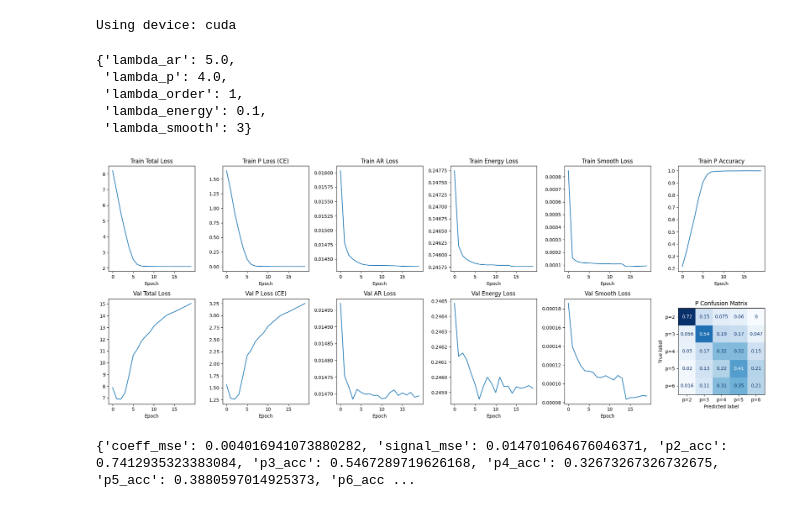
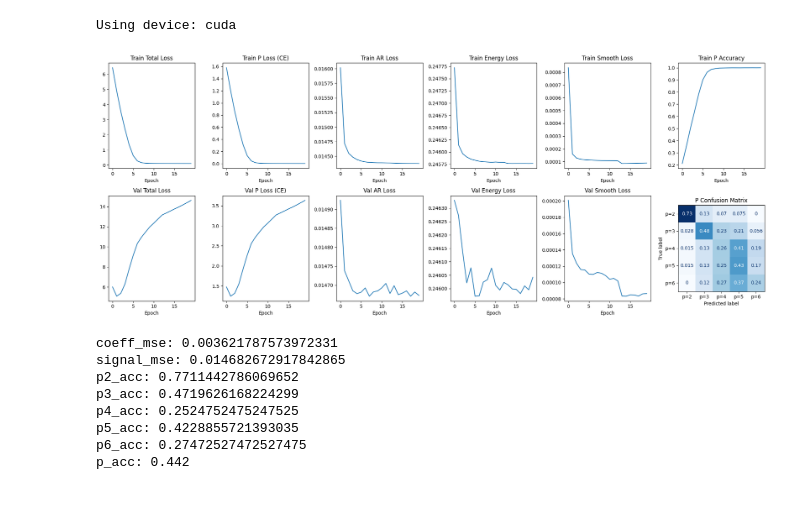
Before and after one commit to erfanzabeh/StocasticDiffEq_Simulation, a Jupyter notebook: notebooks/PINN ablation_studies.ipynb, the cells around one changed output. Saved outputs shown, nothing was run; the diff lists cells and outputs as text; code cells hidden in the pictures.

Commit message:
ablation done

```diff
--- a/notebooks/PINN ablation_studies.ipynb
+++ b/notebooks/PINN ablation_studies.ipynb
@@ -89,56 +89,55 @@ ablation_config = {
     "full": {
         "lambda_ar": 5.0,
         "lambda_p": 4.0,
-        "lambda_order": 1,
+        "lambda_order": 0,
         "lambda_energy": 0.1,
         "lambda_smooth": 3
     },
     "no_ar": {
         "lambda_ar": 0,
         "lambda_p": 4.0,
-        "lambda_order": 1,
+        "lambda_order": 0,
         "lambda_energy": 0.1,
         "lambda_smooth": 3
     },
     "no_p": {
         "lambda_ar": 5.0,
         "lambda_p": 0,
-        "lambda_order": 1,
+        "lambda_order": 0,
         "lambda_energy": 0.1,
         "lambda_smooth": 3
     },
     "no_energy": {
         "lambda_ar": 5.0,
         "lambda_p": 4.0,
-        "lambda_order": 1,
+        "lambda_order": 0,
         "lambda_energy": 0,
         "lambda_smooth": 3
     },
     "no_smooth": {
         "lambda_ar": 5.0,
         "lambda_p": 4.0,
-        "lambda_order": 1,
+        "lambda_order": 0,
         "lambda_energy": 0.1,
         "lambda_smooth": 0
     }
 }
-# %%
-ablation_config["full"]
-# %% [output]
-{'lambda_ar': 5.0,
- 'lambda_p': 4.0,
- 'lambda_order': 1,
- 'lambda_energy': 0.1,
- 'lambda_smooth': 3}
 # %%
 model, history = do_bench_on_config(ablation_config["full"])
 plot_history(history, model=model, val_loader=val_loader, device=device)
-bench_results = bench_loop(model, X_val, coef_val, p_val, device)
-for k, v in bench_results.items():
-    print(f"k")
+full_bench_results = bench_loop(model, X_val, coef_val, p_val, device)
+for k, v in full_bench_results.items():
+    print(f"{k}: {v}")
 # %% [output]
-[figure, old version]
+[figure, new version]
-{'coeff_mse': 0.004016941073880282, 'signal_mse': 0.014701064676046371, 'p2_acc': 0.7412935323383084, 'p3_acc': 0.5467289719626168, 'p4_acc': 0.32673267326732675, 'p5_acc': 0.3880597014925373, 'p6_acc ...
+coeff_mse: 0.003621787573972331
+signal_mse: 0.014682672917842865
+p2_acc: 0.7711442786069652
+p3_acc: 0.4719626168224299
+p4_acc: 0.2524752475247525
+p5_acc: 0.4228855721393035
+p6_acc: 0.27472527472527475
+p_acc: 0.442
 # %%
 model, history = do_bench_on_config(ablation_config["no_ar"])
 plot_history(history, model=model, val_loader=val_loader, device=device)
```
Also changed, not shown: parts of 5 cells of this notebook.
